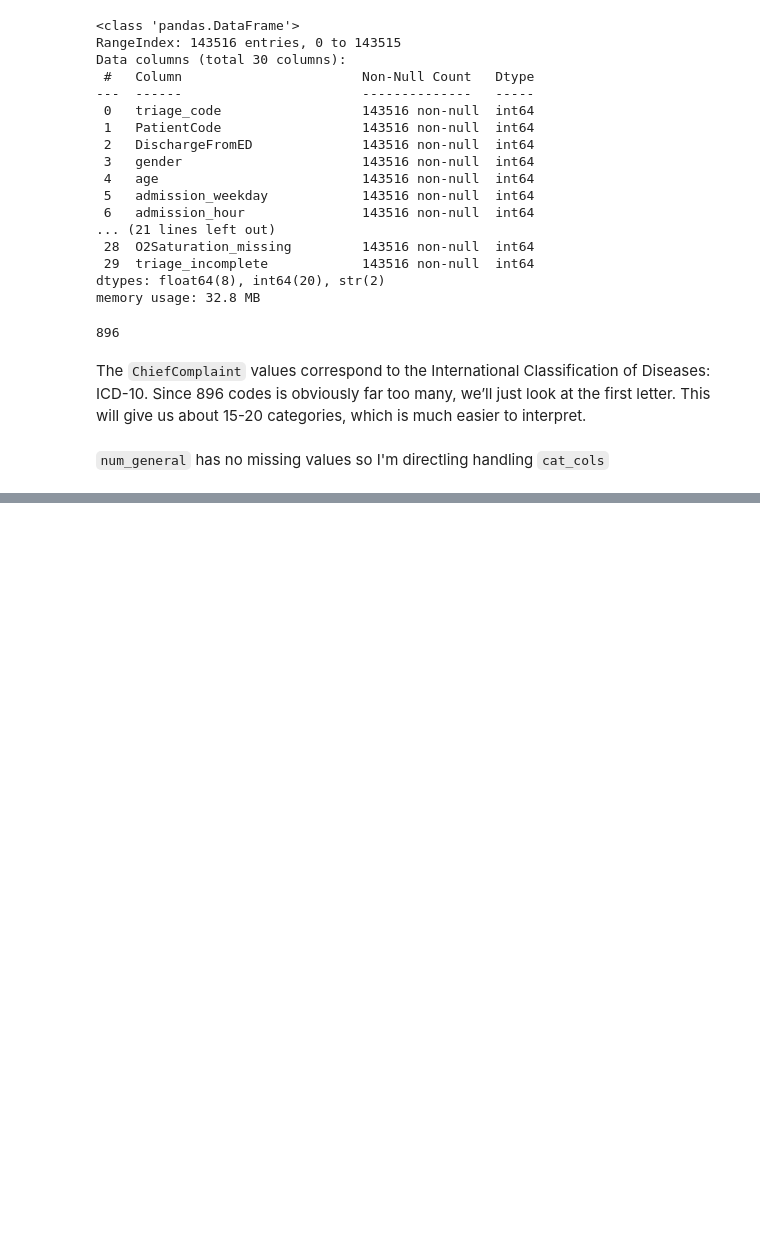
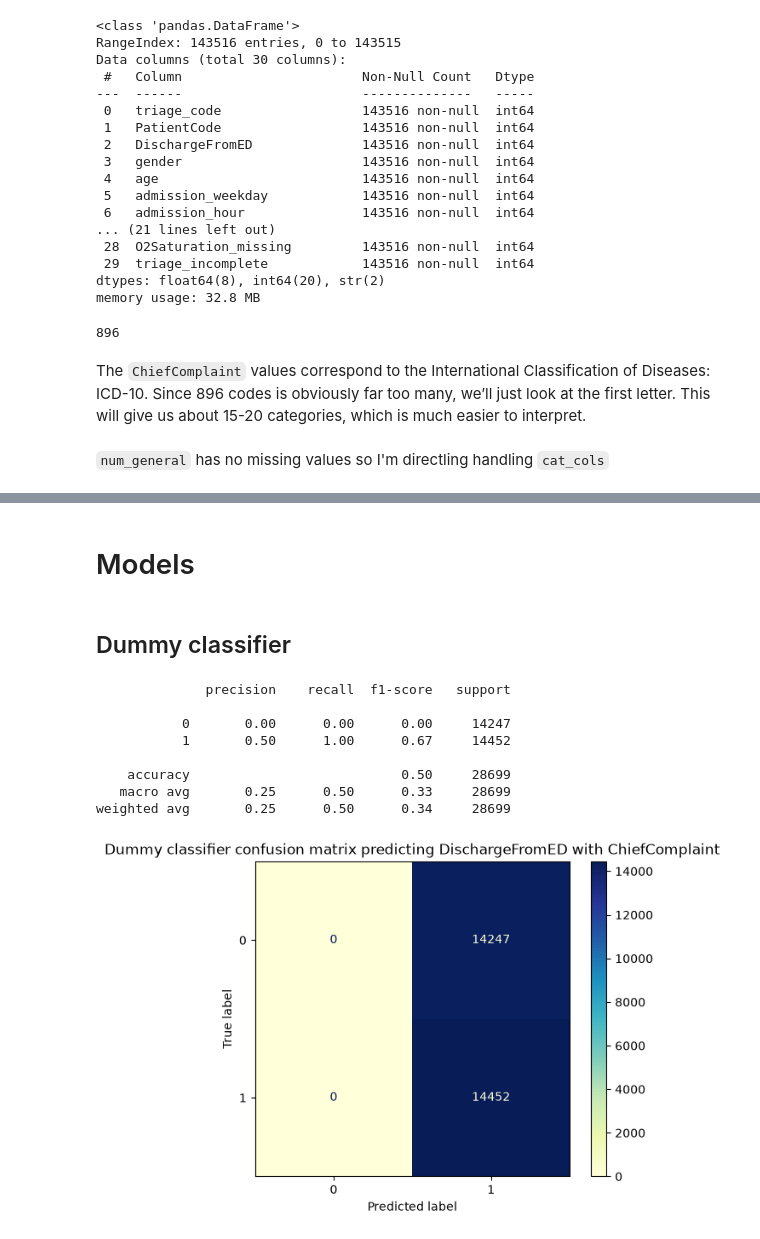
Before and after one commit to asdrz/ER-predicting-length-of-stay, a Jupyter notebook: main.ipynb, the cells around one changed output, grey strips where cells are left out. Cells and saved outputs as stored; diff of their text form; code cells hidden in the pictures; blank space fills up the shorter version.

Commit message:
Almost finished model phase

```diff
--- a/main.ipynb
+++ b/main.ipynb
@@ -232,6 +237,8 @@ Data columns (total 30 columns):
  29  triage_incomplete            143516 non-null  int64
 dtypes: float64(8), int64(20), str(2)
 memory usage: 32.8 MB
+# %%
+df = df.drop(columns=['Temperature']) #so many missing values
 # %%
 df['ChiefComplaint'].nunique()
 # %% [output]
@@ -275,0 +305,32 @@ X_test[num_vitals] = X_test[num_vitals].fillna(medians)
+# %% [markdown]
+# Models
+# %% [markdown]
+## Dummy classifier
+# %%
+# Model
+dc =  DummyClassifier(strategy='most_frequent', random_state=None, constant=None)
+
+# Training
+dc.fit(X_train, y_train)
+
+# Prediction
+y_pred = dc.predict(X_test)
+
+# Accuracy
+print(classification_report(y_test, y_pred))
+
+# Graph
+dc_cm = ConfusionMatrixDisplay(confusion_matrix(y_test, y_pred))
+dc_cm.plot(cmap = 'YlGnBu')
+plt.title('Dummy classifier confusion matrix predicting DischargeFromED with ChiefComplaint')
+plt.show()
+# %% [output]
+              precision    recall  f1-score   support
+
+           0       0.00      0.00      0.00     14247
+           1       0.50      1.00      0.67     14452
+
+    accuracy                           0.50     28699
+   macro avg       0.25      0.50      0.33     28699
+weighted avg       0.25      0.50      0.34     28699
+[figure, added]
```
Also changed, not shown: parts of 16 cells of this notebook, 2 other files.
